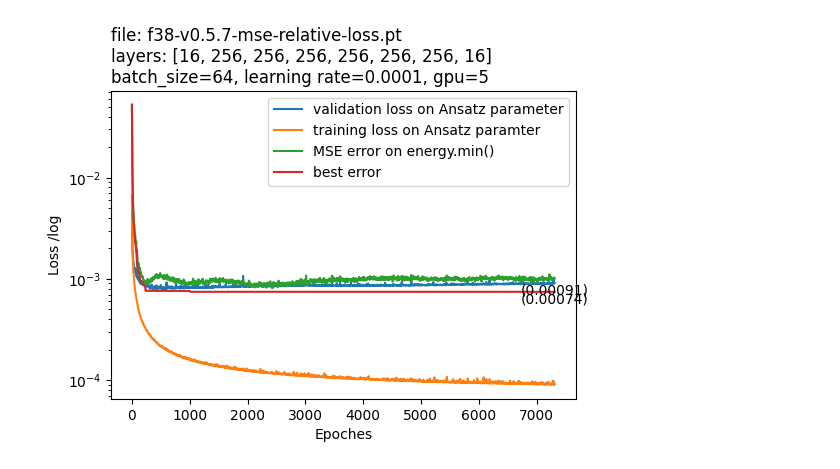
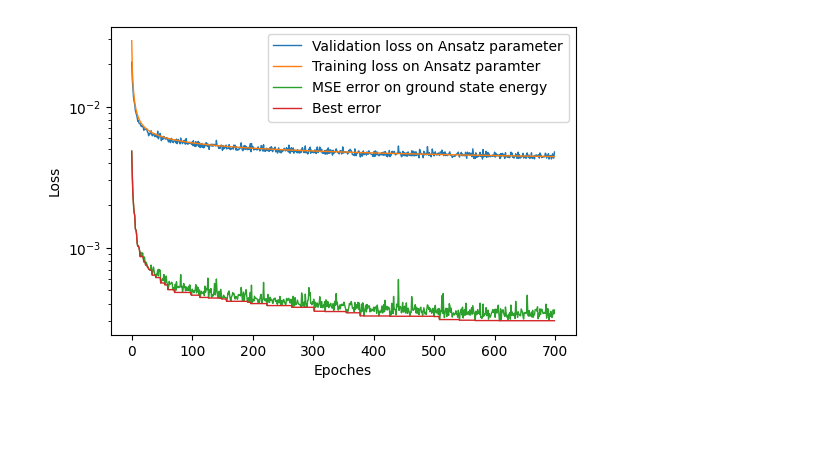
Before and after one commit to cabenav/ACSE-universal-ansatze, a Jupyter notebook: paper-plotting.ipynb, the cells around one changed output. Drawn from its saved outputs; the diff is of its cells as text; code cells hidden in the pictures; blank space fills up the shorter version.

Commit message:
record plots

```diff
--- a/paper-plotting.ipynb
+++ b/paper-plotting.ipynb
@@ -3,24 +144,20 @@
 # %%
+# compare fig, rang 0.2, with conv2d
 import numpy as np
 import matplotlib.pyplot as plt
-import json
-import os
-######################### config #######################3
+import json, os, torch
+result_folder='/data/zwl/checkpoints'
 #result_folder='checkpoints'
-result_folder='/data/zwl/checkpoints'
-filename='f38-v0.5.7-mse-relative-loss.pt'
-#filename='m4-float32-batchsize512-layers16_512_512_512_512_512_10-loss.pt'
-#filename='m4-float32-batchsize1024-layers16_512_512_512_512_512_10-loss.pt'
+#filename='p2-v0.5.1-mse-relative-loss.pt'
+filename='p2-v0.5.5-mse-relative-loss.pt'
+
+#filename='f38-v0.8.1-mse-relative-loss.pt'
 filename_loss=f'{result_folder}/{filename}'
 fig_folder='fig'
-
-
-
 filename_fig =f'{fig_folder}/{filename}.pdf'
 filename_config_json = filename_loss[:-8] +'.json'
 
-if os.path.exists(filename_config_json):
-
+if os.path.exists(filename_config_json):  # get title and meta info from json file
     with open(filename_config_json,'r') as f:
         cfg = json.load(f)
         try:
@@ -30,67 +167,33 @@ if os.path.exists(filename_config_json):
 else:
     title=filename
 
-# print local variables
-#local=locals().copy()
-#for k in local:
-#    if k[0:2] != '__':      #skip built-in modules
-#        print(f'{k}:\t{local[k]}')
-
-
-import torch
-loss_np_array = torch.load(filename_loss)
+loss_np_array = torch.load(filename_loss,weights_only=False)
 data=loss_np_array
+data=data[:700] # truncate at early epoch
 print('data.shape',data.shape)
 print('sample of data points: first 10 and last 10')
 print(data[:2])
 print(data[-2:])
-#print(data)
 
-scale=1
-if False and len(data) > 2000:
-    data = data[::10]
-    scale = scale * 10
-    print('sparsify data to ',data.shape)
 
 # increase sigma you can get a more smoothed function.
 from scipy.ndimage import gaussian_filter1d
-data = gaussian_filter1d(data, sigma=2,axis=0)
-print('after gaussian',data[-2:])
+#data = gaussian_filter1d(data, sigma=2,axis=0)
+#print('after gaussian',data[-2:])
 
-#plt.figure(figsize=(9, 7))
 plt.figure(figsize=(6, 4))
-#figsize=(9, 11)
-print(data.shape)
 
-labels= ['validation loss','training loss','err','best err', 'epoch']
+labels= ['Validation loss on Ansatz parameter','Training loss on Ansatz paramter','MSE error on ground state energy','Best error', 'epoch']
+plt.plot(data[:,:4], label=labels[:4],linewidth=1)
+for i in [0,3]:
+    # display/print value of the last point
+    x=data.shape[0]
+    y=data[-1,i]
+    print( filename_fig,'xy',x,y)
+    #plt.annotate(f'({y:.5f})', (x, y), ha='center',va='top')
 
-if data.shape[1] == 2:
-    plt.plot(data, label=['validation loss','training loss'])
-elif data.shape[1] == 5:
-    #print(data)
-    if True:
-        #data[:,2:4] = data[:,2:4]/10
-        labels= ['validation loss on Ansatz parameter','training loss on Ansatz paramter','MSE error on energy.min()','best error', 'epoch']
-    plt.plot(data[:,:4], label=labels[:4])
-    for i in [0,3]:
-        # display value of the last point
-        x=data.shape[0]
-        y=data[-1,i]
-        #print( filename_fig,'xy',x,y)
-        plt.annotate(f'({y:.5f})', (x, y), ha='center',va='top')
-    #plt.plot(data[:,:4], label=['validation loss','training loss','acc','best acc'])
-else:
-    plt.plot(data, label='validation loss')
-#plt.ylim(0.001, 0.9)
-#plt.tight_layout()
-#plt.title(filename)
-plt.title(title,loc='left')
-plt.ylabel("Loss /log")
-#plt.xlabel(f"Epoches x {scale}")
-plt.xlabel(f"Epoches")
-plt.yscale('log')
-plt.legend(loc=0);
-#plt.savefig(filename_fig)
-
+#plt.title(title,loc='left')
+plt.ylabel("Loss"); plt.xlabel(f"Epoches");plt.yscale('log');plt.legend(loc=0);
+plt.savefig(filename_fig)
 print(f'{filename_loss} has been ploted and saved into {filename_fig}')
 # %% [output]
@@ -111 +209 @@ after gaussian [[9.03227730e-04 9.04282839e-05 1.00804564e-03 7.44461778e-04
-[figure, old version]
+[figure, new version]
```
Also changed, not shown: parts of 40 cells of this notebook.
